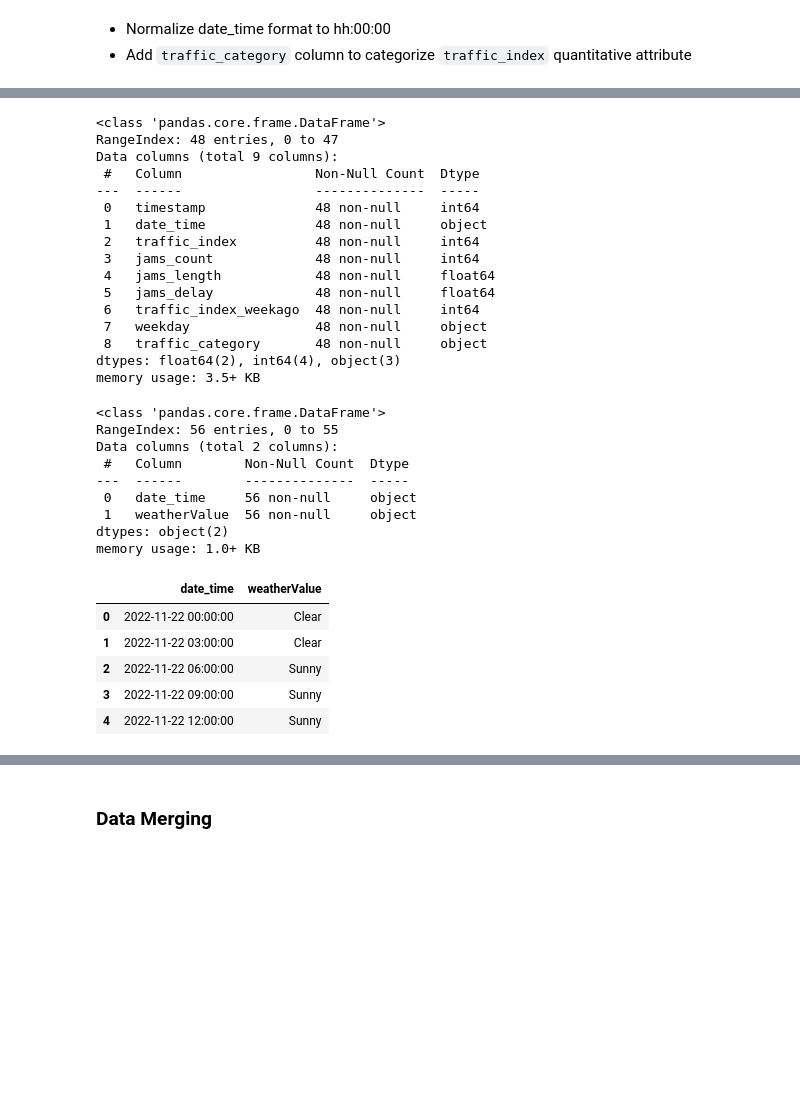
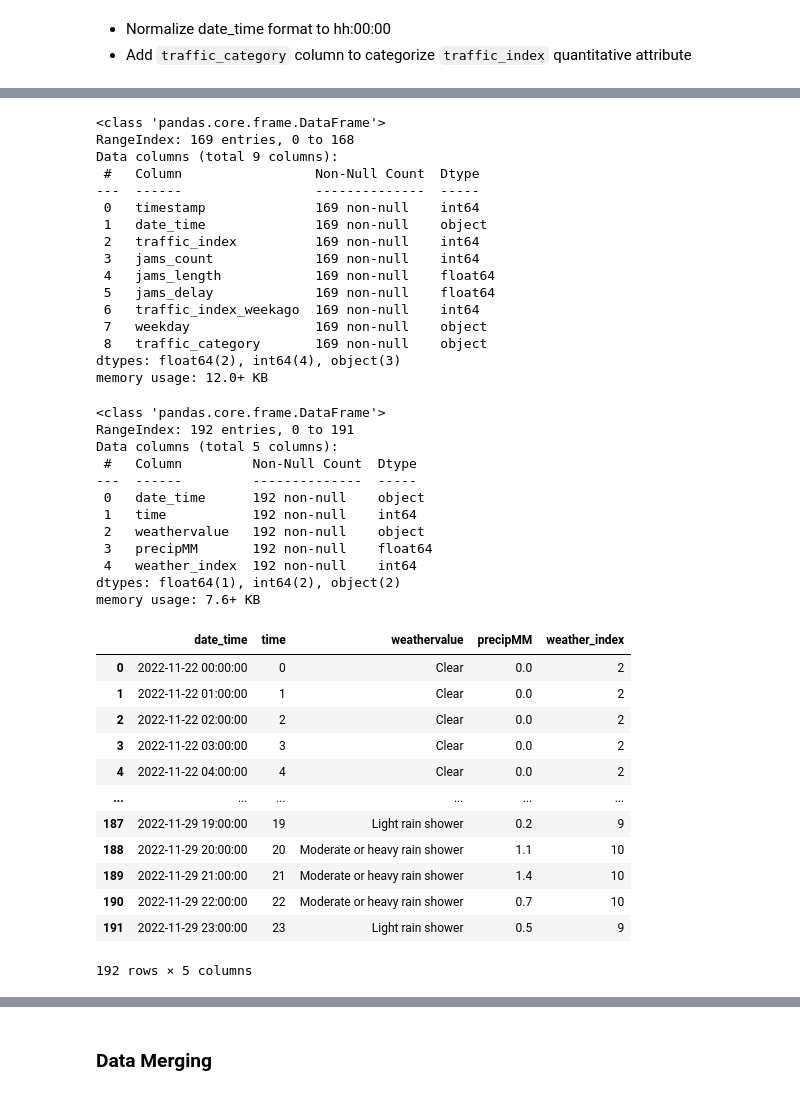
Before and after one commit to saddansyah/association-rules-with-apriori, a Jupyter notebook: index.ipynb, the cells around one changed output, grey strips where cells are left out. Cells and saved outputs as stored; diff of their text form; code cells hidden in the pictures; blank space fills up the shorter version.

```diff
--- a/index.ipynb
+++ b/index.ipynb
@@ -22,9 +25,8 @@ from mlxtend.frequent_patterns import apriori
 # %%
 df_traffic_26 = pd.read_csv('datasets/tomtom_2022-11-26.csv')
 df_traffic_28 = pd.read_csv('datasets/tomtom_2022-11-28.csv')
-df_weather = pd.read_csv('datasets/test2022-11-27.csv')
-
-df_traffic_merge = pd.concat([df_traffic_26, df_traffic_28], ignore_index=True)
+df_weather = pd.read_csv('datasets/Weather_2022-11-29.csv')
+df_traffic = pd.read_csv('datasets/tomtom_2022-11-29.csv')
 # %% [markdown]
 ### Data Normalization
 # %% [markdown]
@@ -37,3 +39,14 @@ df_traffic_merge['traffic_category'] = df_traffic_merge['traffic_index'].apply(l
+# %%
+df_weather['weather_index'] = df_weather['weathervalue'].apply(lambda t: 1 if t=="Sunny" else
+                                                               2 if t=="Clear" else
+                                                               3 if t=="Partly cloudy" else
+                                                               4 if t=="Cloudy" else
+                                                               5 if t=="Overcast" else
+                                                               6 if t=="Patchy rain possible" else
+                                                               7 if t=="Patch light drizzle" else
+                                                               8 if t=="Light drizzle" else
+                                                               9 if t=="Light rain shower" else
+                                                               10)
 # %%
 df_weather.isnull().sum()
 # %% [output]
@@ -42,42 +58,52 @@ weatherValue    0
 dtype: int64
 # %%
-df_traffic_merge.info()
+df_traffic.info()
 # %% [output]
 <class 'pandas.core.frame.DataFrame'>
-RangeIndex: 48 entries, 0 to 47
+RangeIndex: 169 entries, 0 to 168
 Data columns (total 9 columns):
  #   Column                 Non-Null Count  Dtype
 ---  ------                 --------------  -----
- 0   timestamp              48 non-null     int64
- 1   date_time              48 non-null     object
- 2   traffic_index          48 non-null     int64
- 3   jams_count             48 non-null     int64
- 4   jams_length            48 non-null     float64
- 5   jams_delay             48 non-null     float64
- 6   traffic_index_weekago  48 non-null     int64
- 7   weekday                48 non-null     object
- 8   traffic_category       48 non-null     object
+ 0   timestamp              169 non-null    int64
+ 1   date_time              169 non-null    object
+ 2   traffic_index          169 non-null    int64
+ 3   jams_count             169 non-null    int64
+ 4   jams_length            169 non-null    float64
+ 5   jams_delay             169 non-null    float64
+ 6   traffic_index_weekago  169 non-null    int64
+ 7   weekday                169 non-null    object
+ 8   traffic_category       169 non-null    object
 dtypes: float64(2), int64(4), object(3)
-memory usage: 3.5+ KB
+memory usage: 12.0+ KB
 # %%
 df_weather.info()
 # %% [output]
 <class 'pandas.core.frame.DataFrame'>
-RangeIndex: 56 entries, 0 to 55
-Data columns (total 2 columns):
- #   Column        Non-Null Count  Dtype
----  ------        --------------  -----
- 0   date_time     56 non-null     object
- 1   weatherValue  56 non-null     object
-dtypes: object(2)
-memory usage: 1.0+ KB
+RangeIndex: 192 entries, 0 to 191
+Data columns (total 5 columns):
+ #   Column         Non-Null Count  Dtype
+---  ------         --------------  -----
+ 0   date_time      192 non-null    object
+ 1   time           192 non-null    int64
+ 2   weathervalue   192 non-null    object
+ 3   precipMM       192 non-null    float64
+ 4   weather_index  192 non-null    int64
+dtypes: float64(1), int64(2), object(2)
+memory usage: 7.6+ KB
 # %%
-df_weather.head()
+df_weather
 # %% [output]
-|  | date_time | weatherValue |
-| 0 | 2022-11-22 00:00:00 | Clear |
-| 1 | 2022-11-22 03:00:00 | Clear |
-| 2 | 2022-11-22 06:00:00 | Sunny |
-| 3 | 2022-11-22 09:00:00 | Sunny |
-| 4 | 2022-11-22 12:00:00 | Sunny |
+|  | date_time | time | weathervalue | precipMM | weather_index |
+| 0 | 2022-11-22 00:00:00 | 0 | Clear | 0.0 | 2 |
+| 1 | 2022-11-22 01:00:00 | 1 | Clear | 0.0 | 2 |
+| 2 | 2022-11-22 02:00:00 | 2 | Clear | 0.0 | 2 |
+| 3 | 2022-11-22 03:00:00 | 3 | Clear | 0.0 | 2 |
+| 4 | 2022-11-22 04:00:00 | 4 | Clear | 0.0 | 2 |
+| ... | ... | ... | ... | ... | ... |
+| 187 | 2022-11-29 19:00:00 | 19 | Light rain shower | 0.2 | 9 |
+| 188 | 2022-11-29 20:00:00 | 20 | Moderate or heavy rain shower | 1.1 | 10 |
+| 189 | 2022-11-29 21:00:00 | 21 | Moderate or heavy rain shower | 1.4 | 10 |
+| 190 | 2022-11-29 22:00:00 | 22 | Moderate or heavy rain shower | 0.7 | 10 |
+| 191 | 2022-11-29 23:00:00 | 23 | Light rain shower | 0.5 | 9 |
+192 rows × 5 columns
 # %%
```
Also changed, not shown: parts of 28 cells of this notebook, 2 other files.
